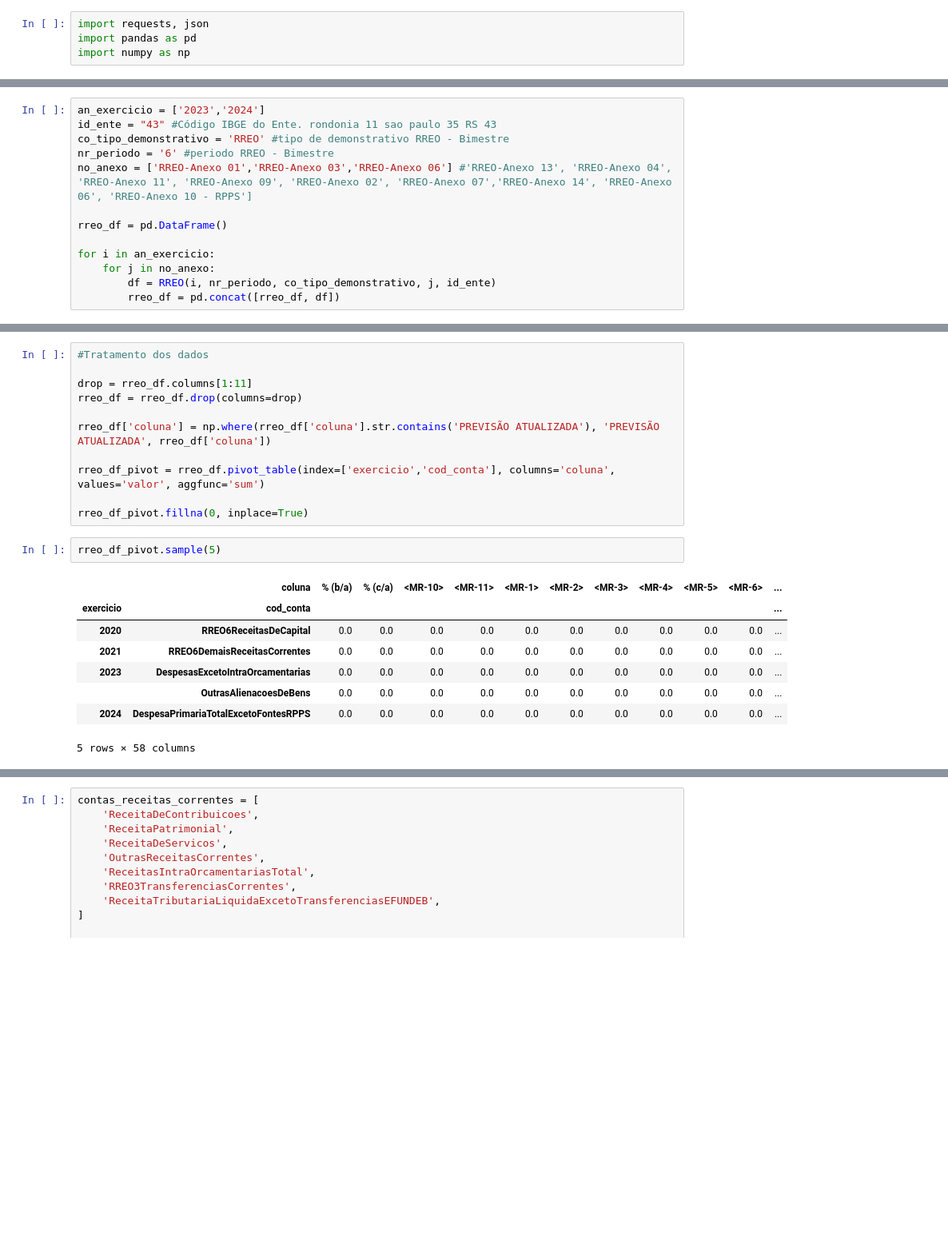
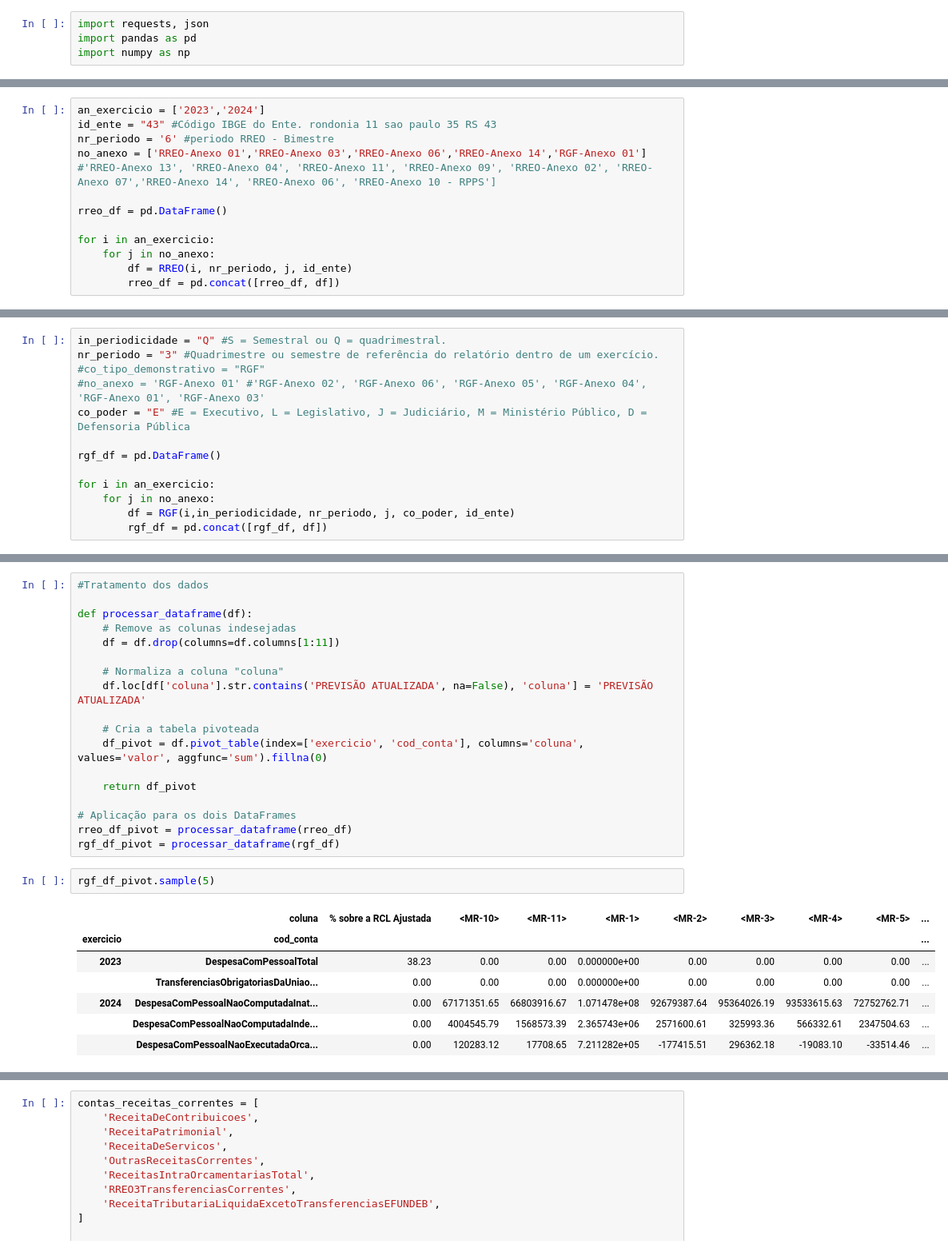
Before and after one commit to PedroJRod/api_siconfi, a Jupyter notebook: report.ipynb, the cells around one changed output, grey strips where cells are left out. Shown: that part at 80% size. Drawn from its saved outputs; the diff is of its cells as text; blank space fills up the shorter version.

Commit message:
novas tabelas

```diff
--- a/report.ipynb
+++ b/report.ipynb
@@ -13,13 +21,12 @@ def RREO(an_exercicio, nr_periodo, co_tipo_demonstrativo, no_anexo, id_ente):
 # %%
 an_exercicio = ['2023','2024']
 id_ente = "43" #Código IBGE do Ente. rondonia 11 sao paulo 35 RS 43
-co_tipo_demonstrativo = 'RREO' #tipo de demonstrativo RREO - Bimestre
 nr_periodo = '6' #periodo RREO - Bimestre
-no_anexo = ['RREO-Anexo 01','RREO-Anexo 03','RREO-Anexo 06'] #'RREO-Anexo 13', 'RREO-Anexo 04', 'RREO-Anexo 11', 'RREO-Anexo 09', 'RREO-Anexo 02', 'RREO-Anexo 07','RREO-Anexo 14', 'RREO-Anexo 06', 'RREO-Anexo 10 - RPPS']
+no_anexo = ['RREO-Anexo 01','RREO-Anexo 03','RREO-Anexo 06','RREO-Anexo 14','RGF-Anexo 01'] #'RREO-Anexo 13', 'RREO-Anexo 04', 'RREO-Anexo 11', 'RREO-Anexo 09', 'RREO-Anexo 02', 'RREO-Anexo 07','RREO-Anexo 14', 'RREO-Anexo 06', 'RREO-Anexo 10 - RPPS']
 
 rreo_df = pd.DataFrame()
 
 for i in an_exercicio:
     for j in no_anexo:
-        df = RREO(i, nr_periodo, co_tipo_demonstrativo, j, id_ente)
+        df = RREO(i, nr_periodo, j, id_ente)
         rreo_df = pd.concat([rreo_df, df])
@@ -32,3 +33,16 @@ rreo_df.sample(2)
+# %%
+in_periodicidade = "Q" #S = Semestral ou Q = quadrimestral.
+nr_periodo = "3" #Quadrimestre ou semestre de referência do relatório dentro de um exercício.
+#co_tipo_demonstrativo = "RGF"
+#no_anexo = 'RGF-Anexo 01' #'RGF-Anexo 02', 'RGF-Anexo 06', 'RGF-Anexo 05', 'RGF-Anexo 04', 'RGF-Anexo 01', 'RGF-Anexo 03'
+co_poder = "E" #E = Executivo, L = Legislativo, J = Judiciário, M = Ministério Público, D = Defensoria Pública
+
+rgf_df = pd.DataFrame()
+
+for i in an_exercicio:
+    for j in no_anexo:
+        df = RGF(i,in_periodicidade, nr_periodo, j, co_poder, id_ente)
+        rgf_df = pd.concat([rgf_df, df])
 # %%
 #CONSULTA SEPARADA PARA TRATAMENTO
 
@@ -50,25 +66,31 @@ cod_contas_list.to_excel('lista cod contas.xlsx')
 # %%
 #Tratamento dos dados
 
-drop = rreo_df.columns[1:11]
-rreo_df = rreo_df.drop(columns=drop)
+def processar_dataframe(df):
+    # Remove as colunas indesejadas
+    df = df.drop(columns=df.columns[1:11])
 
-rreo_df['coluna'] = np.where(rreo_df['coluna'].str.contains('PREVISÃO ATUALIZADA'), 'PREVISÃO ATUALIZADA', rreo_df['coluna'])
+    # Normaliza a coluna "coluna"
+    df.loc[df['coluna'].str.contains('PREVISÃO ATUALIZADA', na=False), 'coluna'] = 'PREVISÃO ATUALIZADA'
 
-rreo_df_pivot = rreo_df.pivot_table(index=['exercicio','cod_conta'], columns='coluna', values='valor', aggfunc='sum')
+    # Cria a tabela pivoteada
+    df_pivot = df.pivot_table(index=['exercicio', 'cod_conta'], columns='coluna', values='valor', aggfunc='sum').fillna(0)
 
-rreo_df_pivot.fillna(0, inplace=True)
+    return df_pivot
+
+# Aplicação para os dois DataFrames
+rreo_df_pivot = processar_dataframe(rreo_df)
+rgf_df_pivot = processar_dataframe(rgf_df)
 # %%
-rreo_df_pivot.sample(5)
+rgf_df_pivot.sample(5)
 # %% [output]
-|  | coluna | % (b/a) | % (c/a) | <MR-10> | <MR-11> | <MR-1> | <MR-2> | <MR-3> | <MR-4> | <MR-5> | <MR-6> | ... |
-| exercicio | cod_conta |  |  |  |  |  |  |  |  |  |  | ... |
-| 2020 | RREO6ReceitasDeCapital | 0.0 | 0.0 | 0.0 | 0.0 | 0.0 | 0.0 | 0.0 | 0.0 | 0.0 | 0.0 | ... |
-| 2021 | RREO6DemaisReceitasCorrentes | 0.0 | 0.0 | 0.0 | 0.0 | 0.0 | 0.0 | 0.0 | 0.0 | 0.0 | 0.0 | ... |
-| 2023 | DespesasExcetoIntraOrcamentarias | 0.0 | 0.0 | 0.0 | 0.0 | 0.0 | 0.0 | 0.0 | 0.0 | 0.0 | 0.0 | ... |
-|  | OutrasAlienacoesDeBens | 0.0 | 0.0 | 0.0 | 0.0 | 0.0 | 0.0 | 0.0 | 0.0 | 0.0 | 0.0 | ... |
-| 2024 | DespesaPrimariaTotalExcetoFontesRPPS | 0.0 | 0.0 | 0.0 | 0.0 | 0.0 | 0.0 | 0.0 | 0.0 | 0.0 | 0.0 | ... |
+|  | coluna | % sobre a RCL Ajustada | <MR-10> | <MR-11> | <MR-1> | <MR-2> | <MR-3> | <MR-4> | <MR-5> | ... |
+| exercicio | cod_conta |  |  |  |  |  |  |  |  | ... |
+| 2023 | DespesaComPessoalTotal | 38.23 | 0.00 | 0.00 | 0.000000e+00 | 0.00 | 0.00 | 0.00 | 0.00 | ... |
+|  | TransferenciasObrigatoriasDaUniao... | 0.00 | 0.00 | 0.00 | 0.000000e+00 | 0.00 | 0.00 | 0.00 | 0.00 | ... |
+| 2024 | DespesaComPessoalNaoComputadaInat... | 0.00 | 67171351.65 | 66803916.67 | 1.071478e+08 | 92679387.64 | 95364026.19 | 93533615.63 | 72752762.71 | ... |
+|  | DespesaComPessoalNaoComputadaInde... | 0.00 | 4004545.79 | 1568573.39 | 2.365743e+06 | 2571600.61 | 325993.36 | 566332.61 | 2347504.63 | ... |
+|  | DespesaComPessoalNaoExecutadaOrca... | 0.00 | 120283.12 | 17708.65 | 7.211282e+05 | -177415.51 | 296362.18 | -19083.10 | -33514.46 | ... |
-5 rows × 58 columns
 # %%
 #Tabela 1: Balanço Orçamentário da Receita e Deduções
 
```
Also changed, not shown: parts of 10 cells of this notebook, 3 other files.
